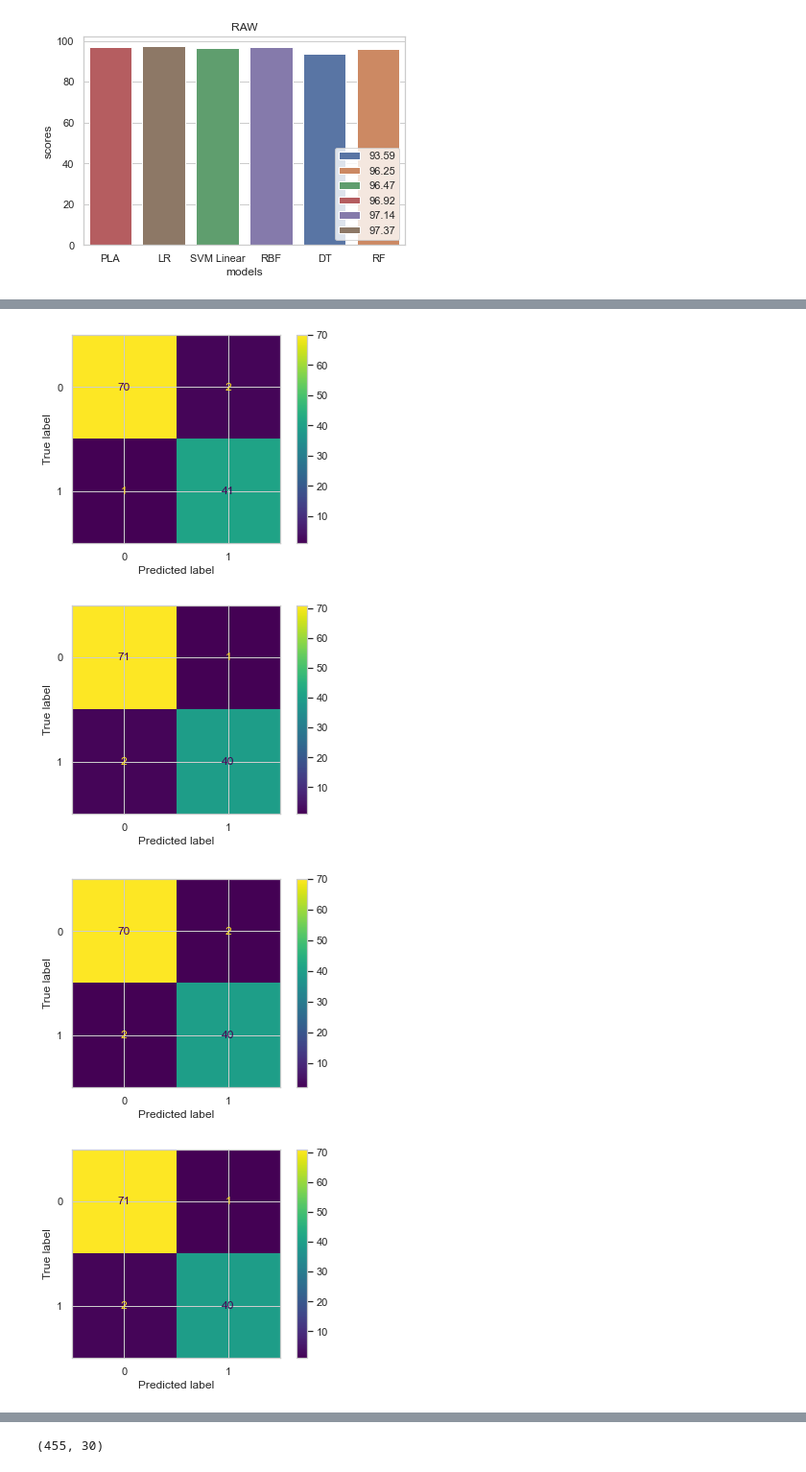
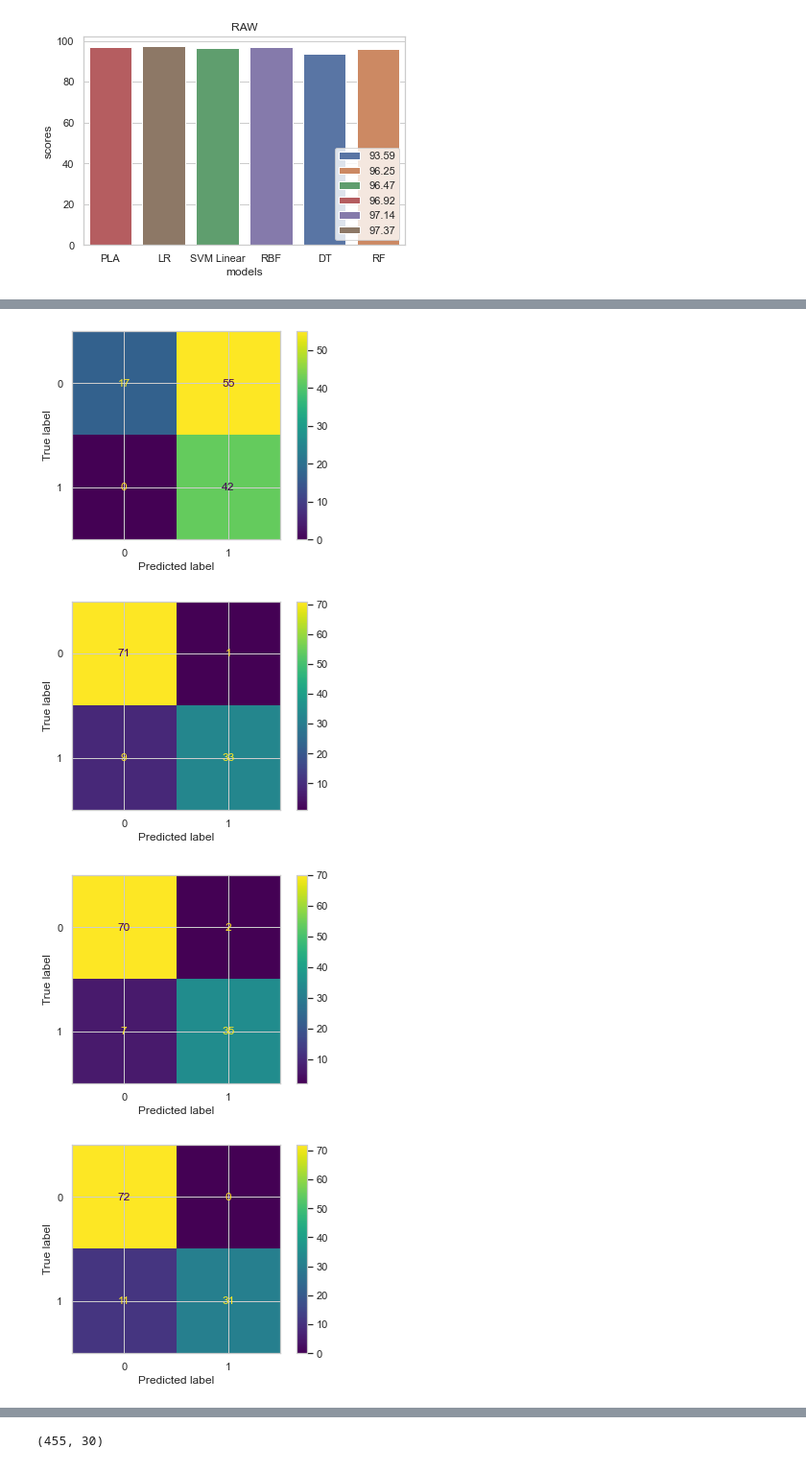
Before and after one commit to muhammed-oztel/CSE4088_ML_Term_Project, a Jupyter notebook: data.ipynb, the cells around one changed output, grey strips where cells are left out. Shown at 96% size. Drawn from its saved outputs; the diff is of its cells as text; code cells hidden in the pictures.

```diff
--- a/data.ipynb
+++ b/data.ipynb
@@ -256,17 +260,22 @@ ax = sns.barplot(x="models", y="scores", data=df).set_title("No High Corr.")
 # %%
-for i in range(len(clfs_20)):
-    clfs_20[i].fit(X_train20, y_train20)
-    clfs_20[i].score(x_20, y_20)
-    y_pred = clfs_20[i].predict(X_test20)
-    cm = display_cm(y_test20, y_pred)
+def display_cm(y_test, y_pred):
+    cm = confusion_matrix(y_test, y_pred)
+    cm_display = ConfusionMatrixDisplay(cm).plot()
+    return cm_display
+
+for i in range(len(clfs_cor)):
+    clfs_cor[i].fit(X_train_cor, y_train_cor)
+    clfs_cor[i].score(x_cor, y_cor)
+    y_pred = clfs_cor[i].predict(X_test_cor)
+    cm = display_cm(y_test_cor, y_pred)
 
 
     # clfs_cor[i].fit(X_train_cor, y_train_cor)
     # clfs_cor[i].score(x, y)
     # y_pred = clfs_cor[i].predict(X_test_cor)
     # cm = display_cm(y_test_cor, y_pred)
 # %% [output]
-[figure, old version]
+[figure, new version]
-[figure, old version]
+[figure, new version]
-[figure, old version]
+[figure, new version]
-[figure, old version]
+[figure, new version]
```
Also changed, not shown: parts of 10 cells of this notebook, 11 other files.
